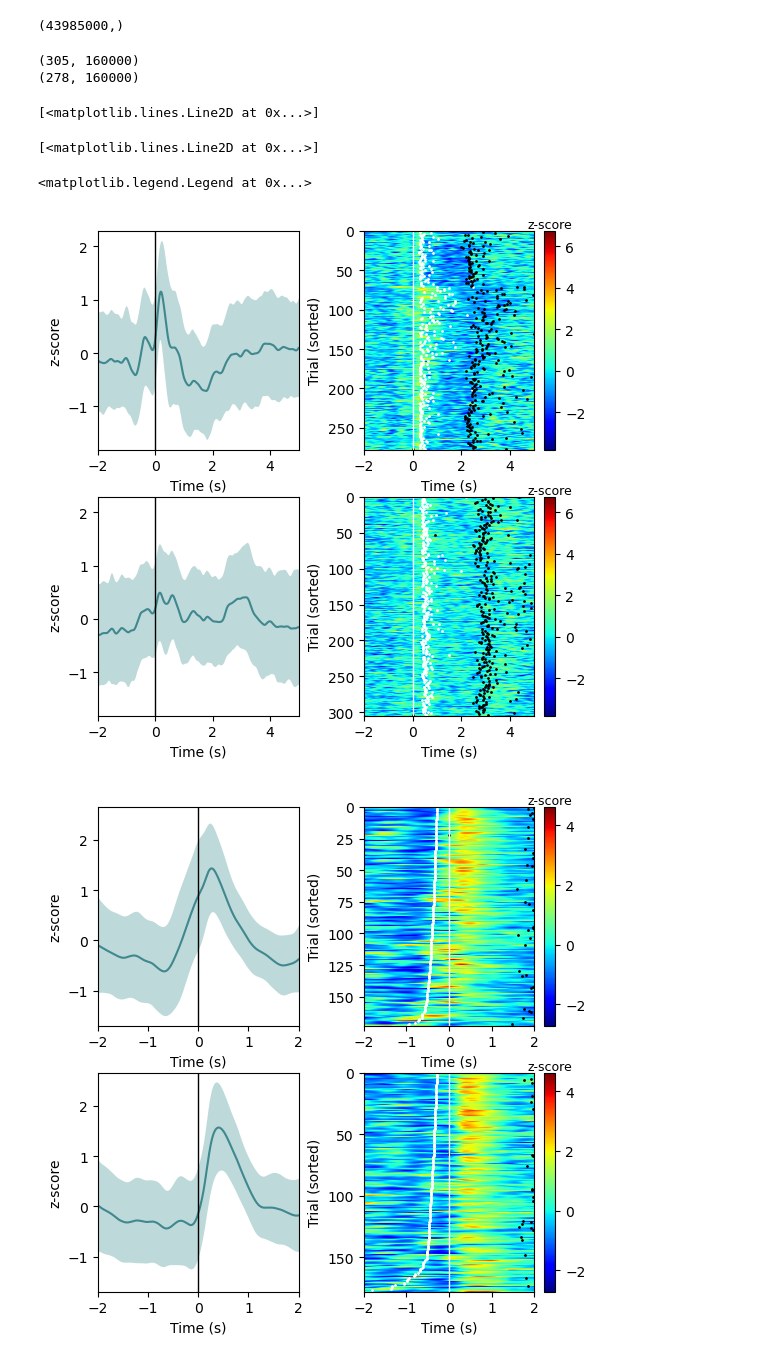
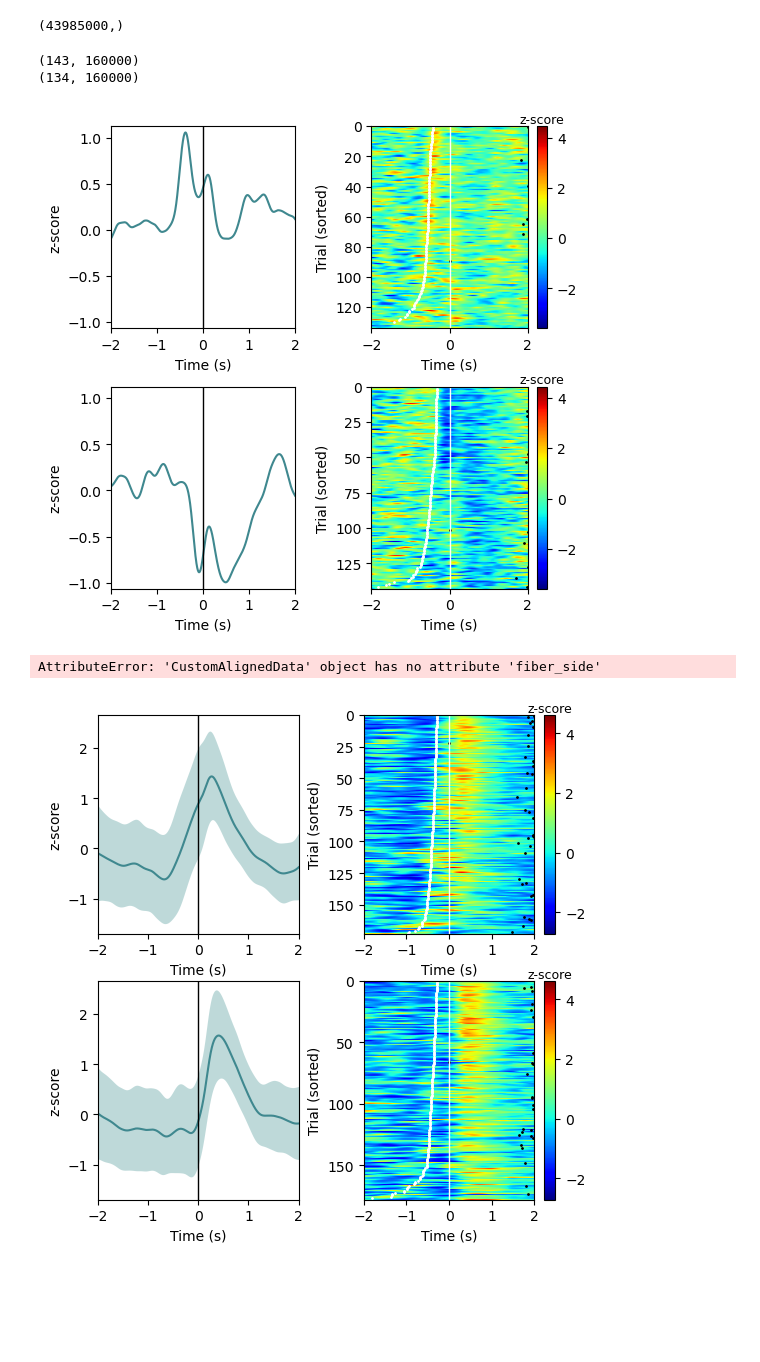
Before and after one commit to YvonneJohansson/freely_moving_photometry_analysis, a Jupyter notebook: notebooks/post_processing.ipynb, the cells around one changed output. Drawn from its saved outputs; the diff is of its cells as text; code cells hidden in the pictures; blank space fills up the shorter version.

```diff
--- a/post_processing.ipynb
+++ b/notebooks/post_processing.ipynb
@@ -24,7 +25,7 @@ The autoreload extension is already loaded. To reload it, use:
   %reload_ext autoreload
 # %%
 mouse = 'SNL_photo21'
-date = '20200911'
+date = '20201009'
 saving_folder = 'W:\\photometry_2AC\\processed_data\\' + mouse + '\\'
 restructured_data_filename = mouse + '_' + date + '_' + 'restructured_data.pkl'
 trial_data = pd.read_pickle(saving_folder + restructured_data_filename)
@@ -52,9 +58,9 @@ class CustomAlignedData(object):
         contra_fiber_side_numeric = (np.where(fiber_options != session_data.fiber_side)[0] + 1)[0]
 
         self.ipsi_data = ZScoredTraces(trial_data, dff, params, fiber_side_numeric, fiber_side_numeric)
-        self.ipsi_data.get_peaks()
+        #self.ipsi_data.get_peaks()
         self.contra_data = ZScoredTraces(trial_data, dff,params, contra_fiber_side_numeric, contra_fiber_side_numeric)
-        self.contra_data.get_peaks()
+        #self.contra_data.get_peaks()
 # %%
 def get_all_experimental_records():
     experiment_record = pd.read_csv('W:\\photometry_2AC\\experimental_record.csv')
@@ -72,7 +78,7 @@ def open_experiment(experiment_to_add):
     return session_traces
 # %%
 mouse_id = 'SNL_photo26'
-date = '20200915'
+date = '20200823'
 all_experiments = get_all_experimental_records()
 experiment_to_process = all_experiments[(all_experiments['date'] == date) & (all_experiments['mouse_id'] == mouse_id)]
 session_data = open_experiment(experiment_to_process)
@@ -80,14 +86,14 @@ session_data = open_experiment(experiment_to_process)
     params = {'state_type_of_interest': 5,
         'outcome': 2,
         'last_outcome': 0,  # NOT USED CURRENTLY
-        'no_repeats' : 1,
+        'no_repeats' : 0,
         'last_response': 0,
-        'align_to' : 'Time start',
-        'instance': 1,
+        'align_to' : 'Time end',
+        'instance': -1,
         'plot_range': [-6, 6],
         'first_choice_correct': 0,
          'cue': 'None'}
 test = CustomAlignedData(session_data, params)
 # %% [output]
-(305, 160000)
-(278, 160000)
+(143, 160000)
+(134, 160000)
@@ -101,51 +100,11 @@ post_peaks = [peaks[trial] for trial in trials_post_state_change  if peaks[trial
-# %%
-plt.figure()
-plt.plot(pre_peaks)
-plt.plot(post_peaks)
-# %% [output]
-[<matplotlib.lines.Line2D at 0x...>]
-# %%
-fig, axs = plt.subplots(2,2)
-heat_im = axs[0,0].imshow(test.contra_data.sorted_traces[ trials_pre_state_change,:], aspect='auto',
-                            extent=[-10, 10, trials_pre_state_change.shape[0], 0], cmap='jet')
-axs[0,0].scatter(test.contra_data.reaction_times[trials_pre_state_change],
-                   np.arange(trials_pre_state_change.shape[0]) + 0.5, color='w', s=1)
-heat_im = axs[1, 0].imshow(test.contra_data.sorted_traces[ trials_post_state_change,:], aspect='auto',
-                            extent=[-10, 10, trials_post_state_change.shape[0], 0], cmap='jet')
-axs[1,0].scatter(test.contra_data.reaction_times[trials_post_state_change],
-                   np.arange(trials_post_state_change.shape[0]) + 0.5, color='w', s=1)
-axs[0,0].set_xlim([-2,2])
-axs[1,0].set_xlim([-2,2])
-
-axs[0,1].plot(test.contra_data.time_points, np.mean(test.contra_data.sorted_traces[ trials_pre_state_change,:], axis=0))
-axs[1,1].plot(test.contra_data.time_points, np.mean(test.contra_data.sorted_traces[ trials_post_state_change,:], axis=0))
-# %% [output]
-[<matplotlib.lines.Line2D at 0x...>]
-# %%
-fig, axs1 = plt.subplots(1,1)
-pre_mean_trace = decimate(np.mean(test.contra_data.sorted_traces[trials_pre_state_change,:], axis=0), 10)
-post_mean_trace = decimate(np.mean(test.contra_data.sorted_traces[ trials_post_state_change,:], axis=0), 10)
-time_points = decimate(test.contra_data.time_points, 10)
-traces = decimate(test.contra_data.sorted_traces, 10)
-axs1.plot(time_points, pre_mean_trace, label='pre')
-pre_error_bar_lower, pre_error_bar_upper = calculate_error_bars(pre_mean_trace,
-                                                        traces[trials_pre_state_change,:],
-                                                        error_bar_method='ci')
-
-axs1.fill_between(time_points, pre_error_bar_lower, pre_error_bar_upper, alpha=0.1, linewidth=0)
-axs1.plot(time_points,post_mean_trace, label='post')
-post_error_bar_lower, post_error_bar_upper = calculate_error_bars(post_mean_trace,
-                                                        traces[ trials_post_state_change,:],
-                                                        error_bar_method='ci')
-axs1.fill_between(time_points, pre_error_bar_lower, pre_error_bar_upper, alpha=0.1, linewidth=0)
-
-plt.legend()
-# %% [output]
-<matplotlib.legend.Legend at 0x...>
-# %%
-heat_map_and_mean(test, xlims=[-2,5])
-# %% [output]
-[figure, removed]
+# %%
+heat_map_and_mean(test, sort=True, error_bar_method=None,white_dot='default', mean_across_mice=False, xlims=[-2,2])
+# %% [output]
+[figure, added]
+# %%
+test.fiber_side
+# %% [output]
+AttributeError: 'CustomAlignedData' object has no attribute 'fiber_side'
 # %%
 mouse = 'SNL_photo19'
 date = '20200302'
```
Also changed, not shown: parts of 4 cells of this notebook, 39 other files.
